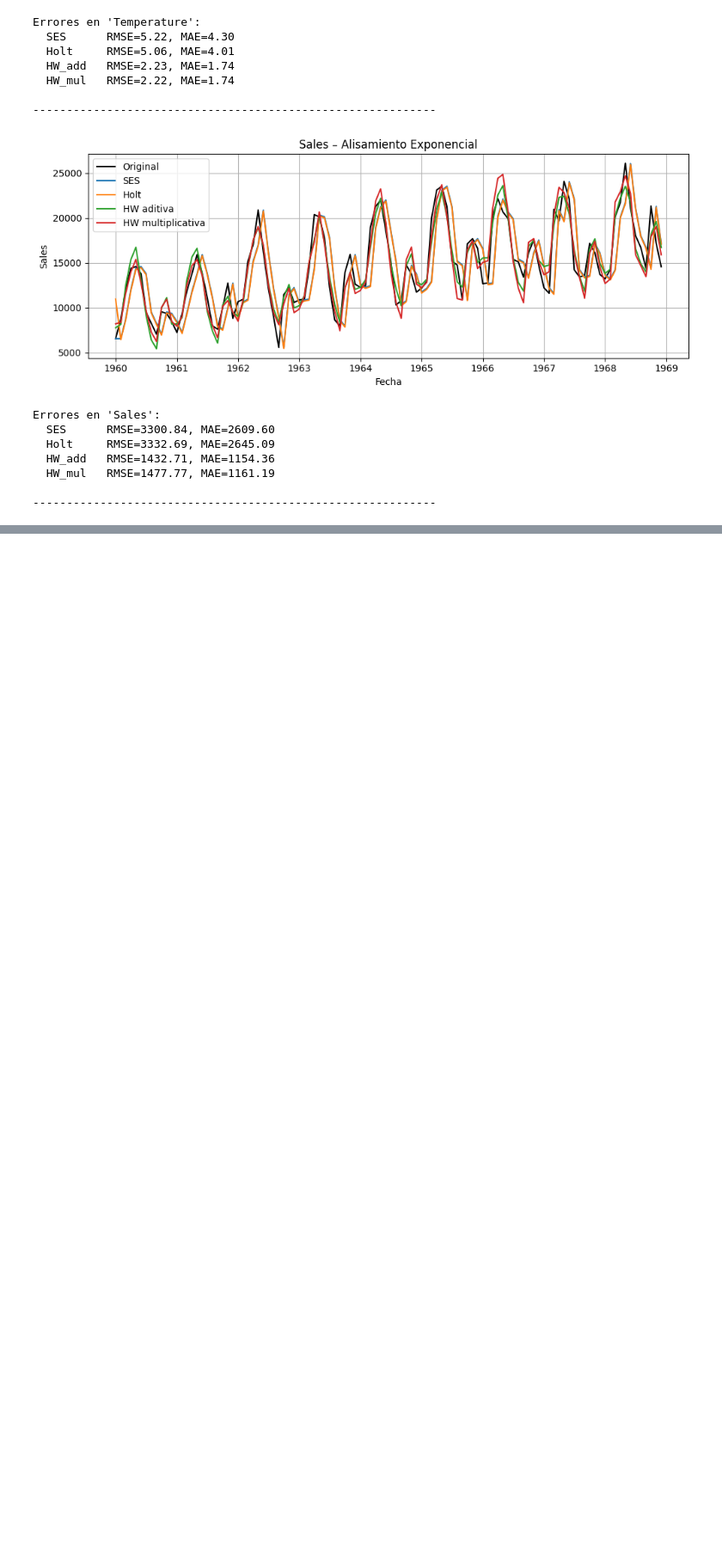
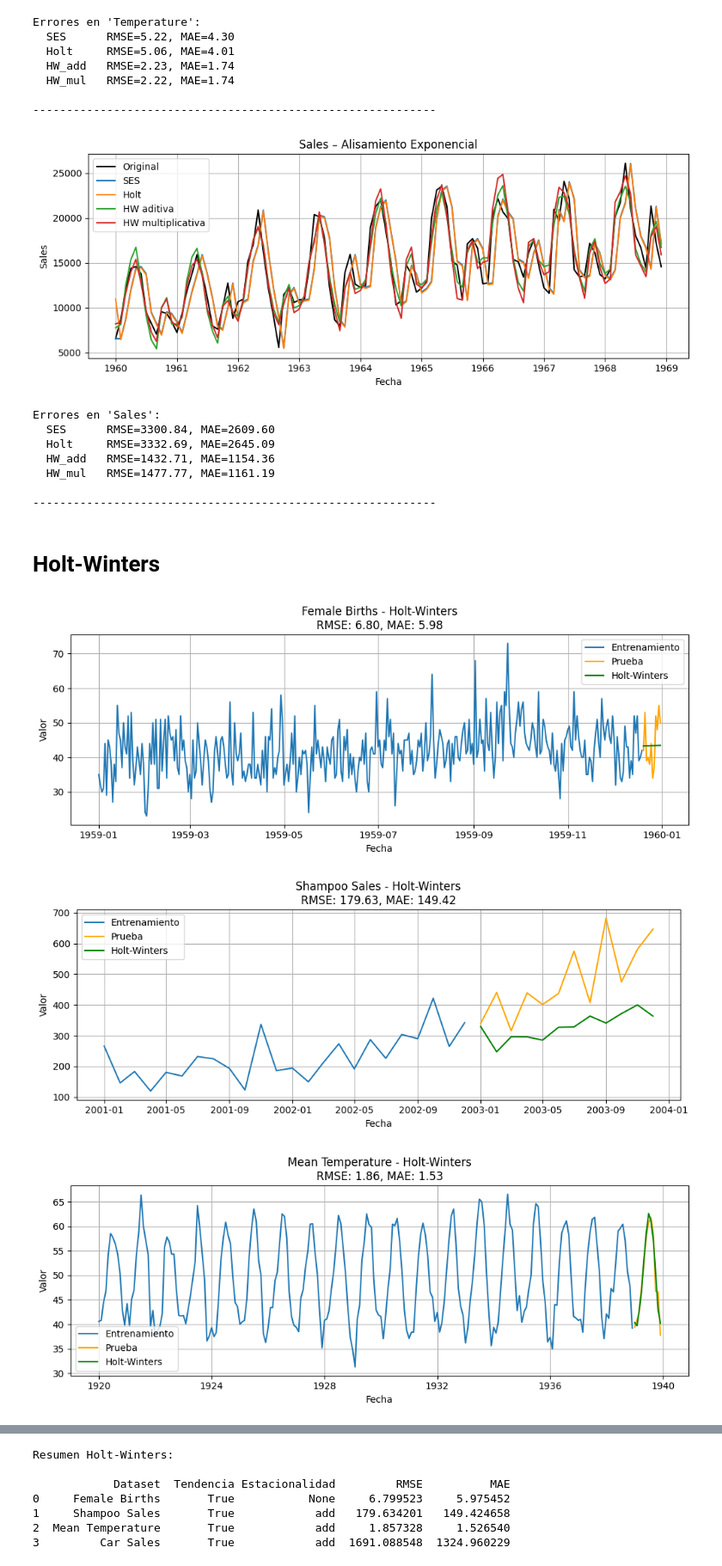
Before and after one commit to Riv2oo4/Lab1_DS, a Jupyter notebook: lab1.ipynb, the cells around one changed output, grey strips where cells are left out. Shown at 86% size. Cells and saved outputs as stored; diff of their text form; code cells hidden in the pictures; blank space fills up the shorter version.

```diff
--- a/lab1.ipynb
+++ b/lab1.ipynb
@@ -241,3 +241,76 @@ Errores en 'Sales':
   HW_mul   RMSE=1477.77, MAE=1161.19
 
 ------------------------------------------------------------
+# %% [markdown]
+# Holt-Winters
+# %%
+from statsmodels.tsa.holtwinters import ExponentialSmoothing
+
+births = pd.read_csv('daily-total-female-births.csv', parse_dates=['Date'], index_col='Date')
+shampoo_raw = pd.read_csv('shampoo.csv')
+shampoo_raw.columns = ['Month', 'value']
+shampoo_raw['Month'] = shampoo_raw['Month'].apply(lambda x: f"200{int(x.split('-')[0])}-{x.split('-')[1]}")
+shampoo_raw['Month'] = pd.to_datetime(shampoo_raw['Month'], format='%Y-%m')
+shampoo = shampoo_raw.set_index('Month').asfreq('MS')
+
+temperature = pd.read_csv('monthly-mean-temp.csv', parse_dates=['Month'], index_col='Month')
+car_sales = pd.read_csv('monthly-car-sales.csv', parse_dates=['Month'], index_col='Month')
+
+births.columns = ['value']
+shampoo.columns = ['value']
+temperature.columns = ['value']
+car_sales.columns = ['value']
+
+def aplicar_holt_winters(nombre, serie, frecuencia, tendencia=True, estacional=True, estacionalidad='add', periodo_estacional=12):
+    serie = serie.asfreq(frecuencia)
+    train = serie.iloc[:-12]
+    test = serie.iloc[-12:]
+
+    # Configurar el modelo
+    model = ExponentialSmoothing(
+        train,
+        trend='add' if tendencia else None,
+        seasonal=estacionalidad if estacional else None,
+        seasonal_periods=periodo_estacional
+    ).fit()
+
+    pred = model.forecast(12)
+    rmse = np.sqrt(mean_squared_error(test, pred))
+    mae = mean_absolute_error(test, pred)
+
+    # Visualización
+    plt.figure(figsize=(10, 4))
+    plt.plot(train.index, train, label='Entrenamiento')
+    plt.plot(test.index, test, label='Prueba', color='orange')
+    plt.plot(test.index, pred, label='Holt-Winters', color='green')
+    plt.title(f"{nombre} - Holt-Winters\nRMSE: {rmse:.2f}, MAE: {mae:.2f}")
+    plt.xlabel("Fecha")
+    plt.ylabel("Valor")
+    plt.legend()
+    plt.grid(True)
+    plt.tight_layout()
+    plt.show()
+
+    return {
+        'Dataset': nombre,
+        'Tendencia': tendencia,
+        'Estacionalidad': estacionalidad if estacional else None,
+        'RMSE': rmse,
+        'MAE': mae
+    }
+
+# Aplicar Holt-Winters
+resultados_hw = []
+resultados_hw.append(aplicar_holt_winters("Female Births", births, 'D', tendencia=True, estacional=False))
+resultados_hw.append(aplicar_holt_winters("Shampoo Sales", shampoo, 'MS', tendencia=True, estacional=True, estacionalidad='add', periodo_estacional=12))
+resultados_hw.append(aplicar_holt_winters("Mean Temperature", temperature, 'MS', tendencia=True, estacional=True, estacionalidad='add', periodo_estacional=12))
+resultados_hw.append(aplicar_holt_winters("Car Sales", car_sales, 'MS', tendencia=True, estacional=True, estacionalidad='add', periodo_estacional=12))
+
+# Mostrar resumen
+df_resultados_hw = pd.DataFrame(resultados_hw)
+print("\nResumen Holt-Winters:\n")
+print(df_resultados_hw)
+# %% [output]
+[figure, added]
+[figure, added]
+[figure, added]
@@ -243,0 +318,7 @@ Errores en 'Sales':
+Resumen Holt-Winters:
+
+            Dataset  Tendencia Estacionalidad         RMSE          MAE
+0     Female Births       True           None     6.799523     5.975452
+1     Shampoo Sales       True            add   179.634201   149.424658
+2  Mean Temperature       True            add     1.857328     1.526540
+3         Car Sales       True            add  1691.088548  1324.960229
```
Also changed, not shown: parts of 5 cells of this notebook.
